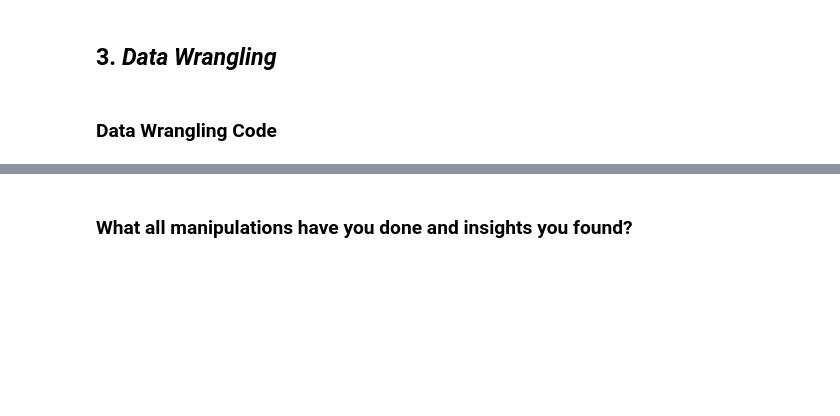
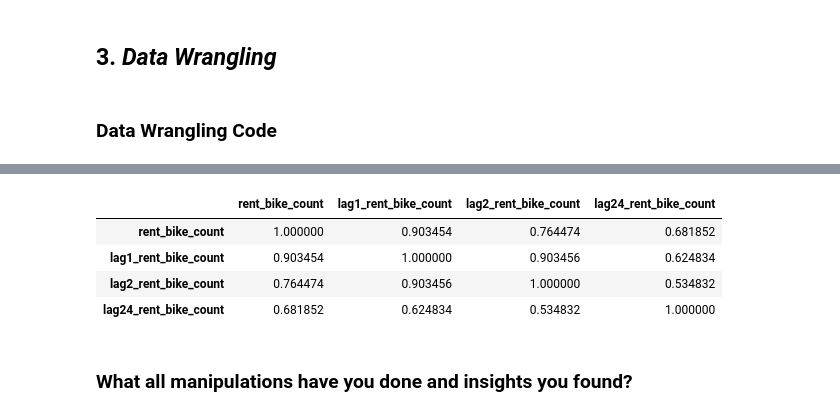
Before and after one commit to ayush9304/BikeSharingDemandPrediction, a Jupyter notebook: Bike_Sharing_Demand_Prediction.ipynb, the cells around one changed output, grey strips where cells are left out. Cells and saved outputs as stored; diff of their text form; code cells hidden in the pictures; blank space fills up the shorter version.

Commit message:
Done data wrangling

```diff
--- a/Bike_Sharing_Demand_Prediction.ipynb
+++ b/Bike_Sharing_Demand_Prediction.ipynb
@@ -247,0 +313,4 @@ No. of unique values in  Functioning Day is 2
+# %%
+# Changing Hour, Year, Month dtypes to categorical
+for col in ['Hour', 'Year', 'Month']:
+  df[col] = df[col].astype('category')
@@ -247,0 +350,11 @@ No. of unique values in  Functioning Day is 2
+# %%
+# Lagged features: the number of rented bikes during the previous hour or day can be useful in capturing any trends or patterns in the data.
+d = pd.concat([df['Rented Bike Count'], df['Rented Bike Count'].shift(1), df['Rented Bike Count'].shift(2), df['Rented Bike Count'].shift(24)], axis=1)
+d.columns = ['rent_bike_count','lag1_rent_bike_count','lag2_rent_bike_count','lag24_rent_bike_count']
+d.corr()
+# %% [output]
+|  | rent_bike_count | lag1_rent_bike_count | lag2_rent_bike_count | lag24_rent_bike_count |
+| rent_bike_count | 1.000000 | 0.903454 | 0.764474 | 0.681852 |
+| lag1_rent_bike_count | 0.903454 | 1.000000 | 0.903456 | 0.624834 |
+| lag2_rent_bike_count | 0.764474 | 0.903456 | 1.000000 | 0.534832 |
+| lag24_rent_bike_count | 0.681852 | 0.624834 | 0.534832 | 1.000000 |
```
Also changed, not shown: parts of 14 cells of this notebook.
